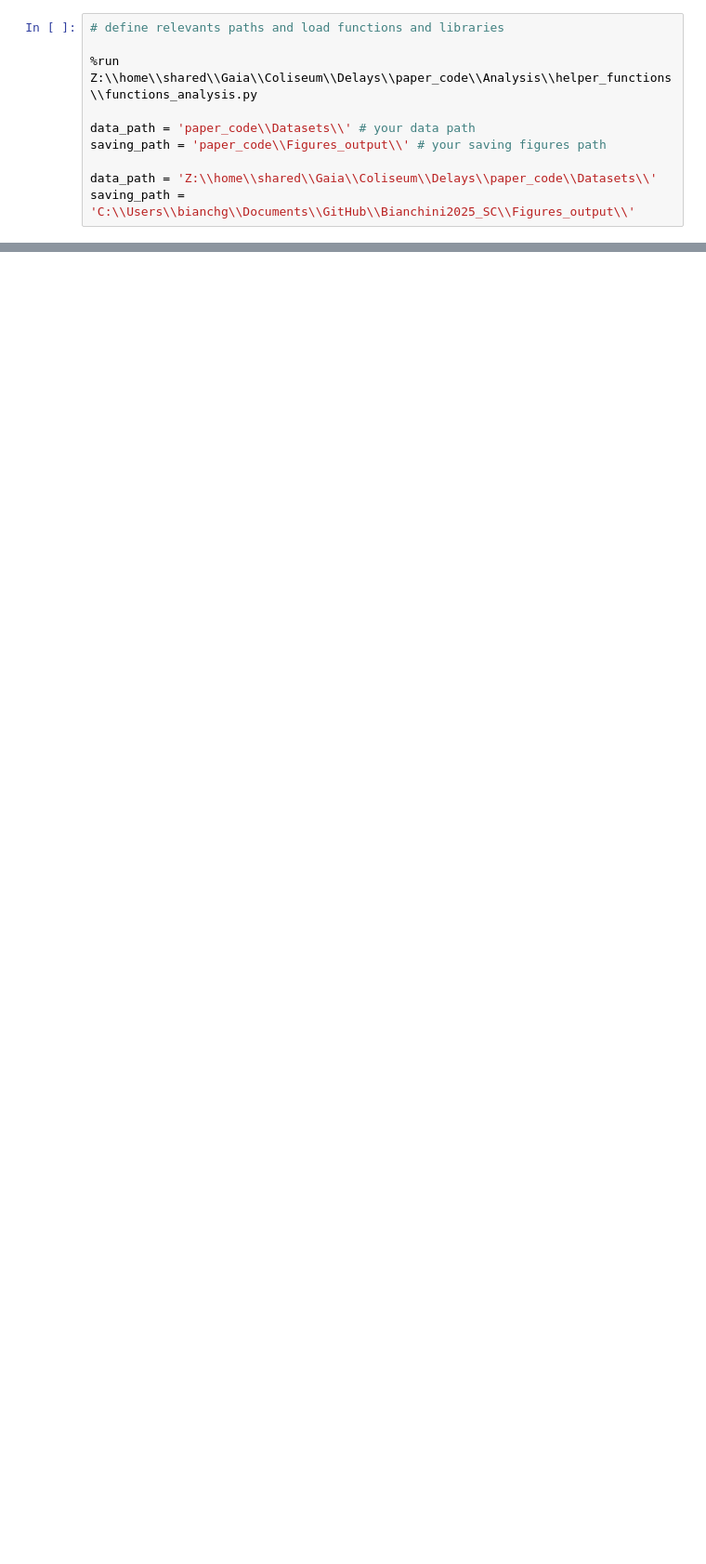
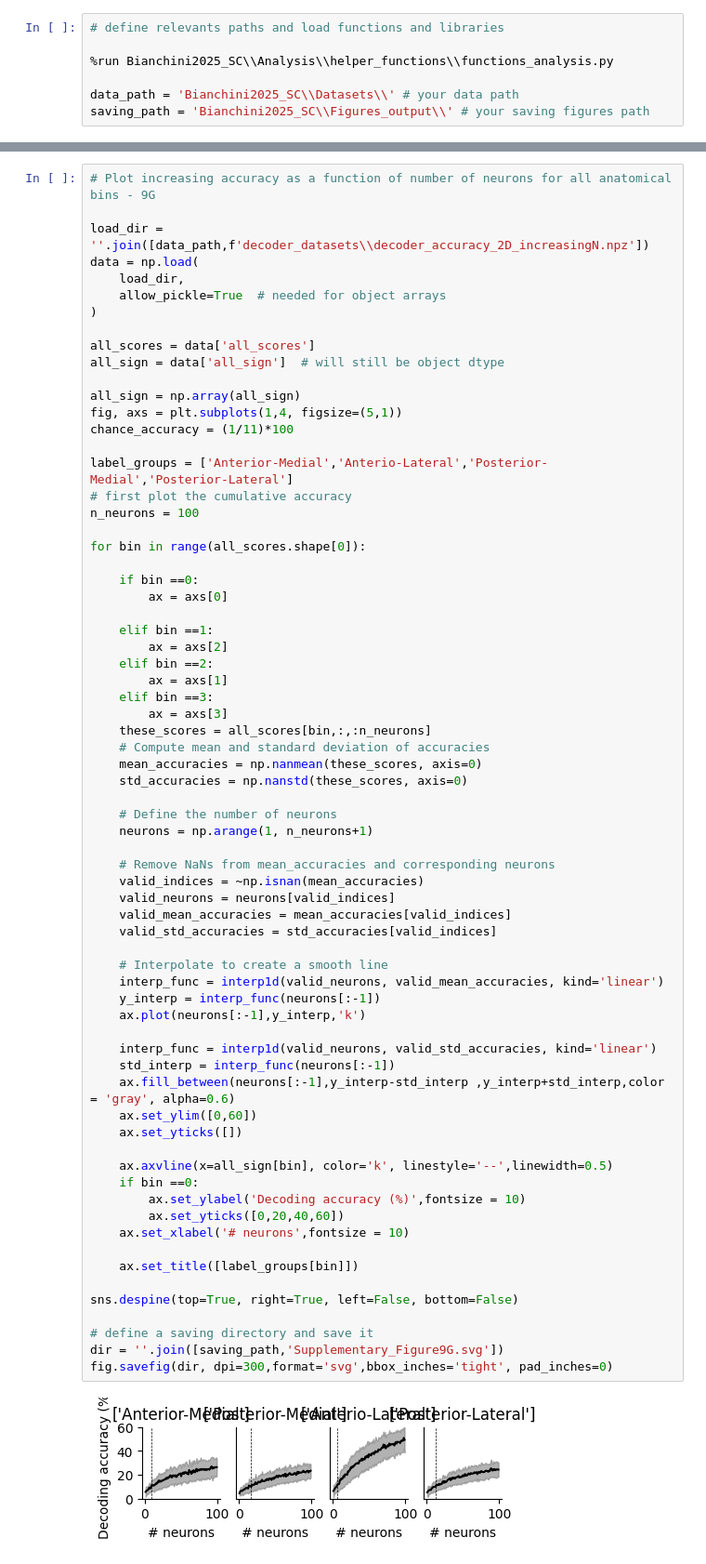
Before and after one commit to Iacaruso-lab/Bianchini2025_SC, a Jupyter notebook: Figures_code/Supplementary_Figure9.ipynb, the cells around one changed output, grey strips where cells are left out. Shown at 93% size. Cells and saved outputs as stored; diff of their text form; blank space fills up the shorter version.

```diff
--- a/Figures_code/Supplementary_Figure9.ipynb
+++ b/Figures_code/Supplementary_Figure9.ipynb
@@ -1,11 +1,8 @@
 # %%
 # define relevants paths and load functions and libraries
 
-%run Z:\\home\\shared\\Gaia\\Coliseum\\Delays\\paper_code\\Analysis\\helper_functions\\functions_analysis.py
+%run Bianchini2025_SC\\Analysis\\helper_functions\\functions_analysis.py
 
-data_path = 'paper_code\\Datasets\\' # your data path
-saving_path = 'paper_code\\Figures_output\\' # your saving figures path
-
-data_path = 'Z:\\home\\shared\\Gaia\\Coliseum\\Delays\\paper_code\\Datasets\\'
-saving_path = 'C:\\Users\\bianchg\\Documents\\GitHub\\Bianchini2025_SC\\Figures_output\\'
+data_path = 'Bianchini2025_SC\\Datasets\\' # your data path
+saving_path = 'Bianchini2025_SC\\Figures_output\\' # your saving figures path
 # %%
@@ -333,3 +330,74 @@ dir = ''.join([saving_path,'Supplementary_Figure8F.svg'])
 fig.savefig(dir, dpi=300,format='svg',bbox_inches='tight', pad_inches=0)
 # %% [output]
 [figure]
+# %%
+# Plot increasing accuracy as a function of number of neurons for all anatomical bins - 9G
+
+load_dir =  ''.join([data_path,f'decoder_datasets\\decoder_accuracy_2D_increasingN.npz'])
+data = np.load(
+    load_dir,
+    allow_pickle=True  # needed for object arrays
+)
+
+all_scores = data['all_scores']
+all_sign = data['all_sign']  # will still be object dtype
+
+all_sign = np.array(all_sign)
+fig, axs = plt.subplots(1,4, figsize=(5,1))
+chance_accuracy = (1/11)*100
+
+label_groups = ['Anterior-Medial','Anterio-Lateral','Posterior-Medial','Posterior-Lateral']
+# first plot the cumulative accuracy
+n_neurons = 100
+
+for bin in range(all_scores.shape[0]):
+
+    if bin ==0:
+        ax = axs[0]
+
+    elif bin ==1:
+        ax = axs[2]
+    elif bin ==2:
+        ax = axs[1]
+    elif bin ==3:
+        ax = axs[3]
+    these_scores = all_scores[bin,:,:n_neurons]
+    # Compute mean and standard deviation of accuracies
+    mean_accuracies = np.nanmean(these_scores, axis=0)
+    std_accuracies = np.nanstd(these_scores, axis=0)
+
+    # Define the number of neurons
+    neurons = np.arange(1, n_neurons+1)
+
+    # Remove NaNs from mean_accuracies and corresponding neurons
+    valid_indices = ~np.isnan(mean_accuracies)
+    valid_neurons = neurons[valid_indices]
+    valid_mean_accuracies = mean_accuracies[valid_indices]
+    valid_std_accuracies = std_accuracies[valid_indices]
+
+    # Interpolate to create a smooth line
+    interp_func = interp1d(valid_neurons, valid_mean_accuracies, kind='linear')
+    y_interp = interp_func(neurons[:-1])
+    ax.plot(neurons[:-1],y_interp,'k')
+
+    interp_func = interp1d(valid_neurons, valid_std_accuracies, kind='linear')
+    std_interp = interp_func(neurons[:-1])
+    ax.fill_between(neurons[:-1],y_interp-std_interp ,y_interp+std_interp,color = 'gray', alpha=0.6)
+    ax.set_ylim([0,60])
+    ax.set_yticks([])
+
+    ax.axvline(x=all_sign[bin], color='k', linestyle='--',linewidth=0.5)
+    if bin ==0:
+        ax.set_ylabel('Decoding accuracy (%)',fontsize = 10)
+        ax.set_yticks([0,20,40,60])
+    ax.set_xlabel('# neurons',fontsize = 10)
+
+    ax.set_title([label_groups[bin]])
+
+sns.despine(top=True, right=True, left=False, bottom=False)
+
+# define a saving directory and save it
+dir = ''.join([saving_path,'Supplementary_Figure9G.svg'])
+fig.savefig(dir, dpi=300,format='svg',bbox_inches='tight', pad_inches=0)
+# %% [output]
+[figure, added]
```
Also changed, not shown: parts of 4 cells of this notebook, 32 other files.
